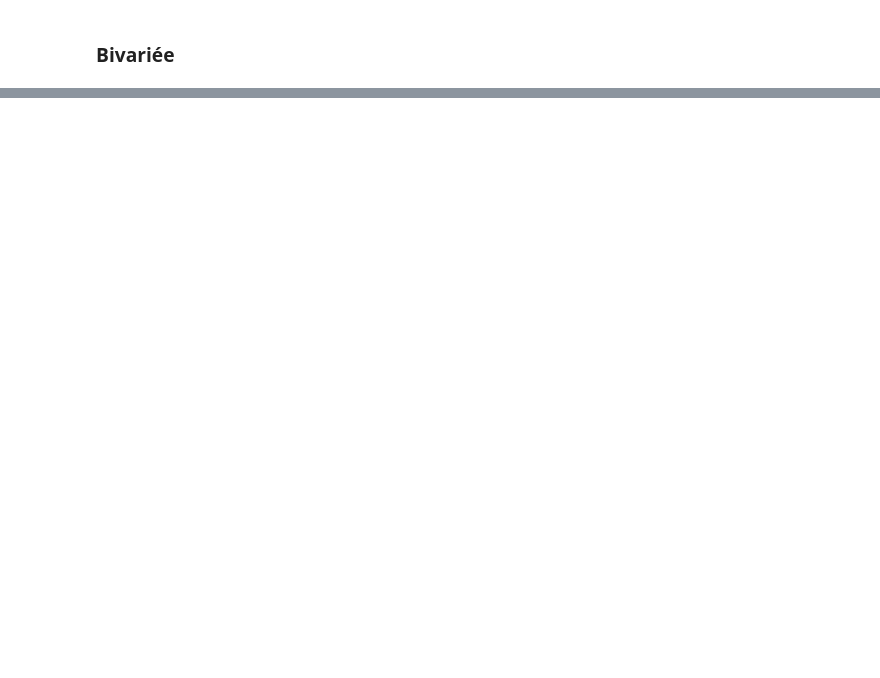
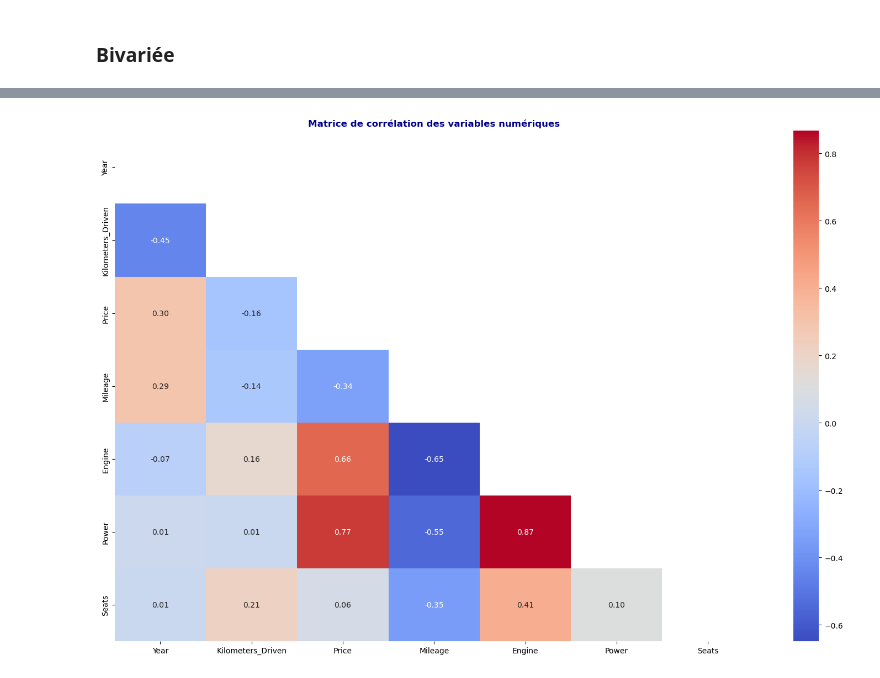
Before and after one commit to Ptitlu42/TP_data_mining, a Jupyter notebook: TP_eda.ipynb, the cells around one changed output, grey strips where cells are left out. Saved outputs shown, nothing was run; the diff lists cells and outputs as text; code cells hidden in the pictures; blank space fills up the shorter version.

```diff
--- a/TP_eda.ipynb
+++ b/TP_eda.ipynb
@@ -306,9 +566,9 @@ plt.show()
 plt.figure(figsize=(15, 10))
 numerical_features = ['Year', 'Kilometers_Driven', 'Seats']
 for i, feature in enumerate(numerical_features, 1):
-    if feature in df_clean.columns:
+    if feature in df_clean_qual.columns:
         plt.subplot(2, 2, i)
-        plt.scatter(df_clean[feature], df_clean['Price'], alpha=0.5, color='lightblue', edgecolor='black')
+        plt.scatter(df_clean_qual[feature], df_clean_qual['Price'], alpha=0.5, color='lightblue', edgecolor='black')
         plt.title(f'Price vs {feature}', color='darkblue', fontweight='bold')
         plt.grid(True, alpha=0.3)
         if feature == 'Kilometers_Driven':
@@ -323,0 +586,76 @@ On peux voir que les prix sont corrélés avec l'année de la voiture, le nombre
+# %%
+print(f"{CYAN}ANALYSE MULTIVARIÉE{ENDC}")
+
+numerical_columns = ['Year', 'Kilometers_Driven', 'Price', 'Mileage', 'Engine', 'Power', 'Seats']
+correlation_matrix = df_clean_qual[numerical_columns].corr()
+
+plt.figure(figsize=(15, 10))
+sns.heatmap(correlation_matrix,
+            annot=True,
+            cmap='coolwarm',
+            fmt='.2f',
+            mask=np.triu(correlation_matrix))
+plt.title('Matrice de corrélation des variables numériques', color='darkblue', fontweight='bold')
+plt.tight_layout()
+plt.show()
+
+print(f"\n{CYAN}RELATION ENTRE VARIABLES CATÉGORIELLES ET PRIX{ENDC}")
+
+categorical_columns = ['Fuel_Type', 'Transmission', 'Owner_Type', 'Location']
+plt.figure(figsize=(15, 10))
+for i, cat in enumerate(categorical_columns, 1):
+    print(f"\n{BLUE}Prix moyen par {cat}:{ENDC}")
+    avg_price = df_clean_qual.groupby(cat)['Price'].agg(['mean', 'count']).round(2)
+    total_count = avg_price['count'].sum()
+    avg_price['percentage'] = (avg_price['count'] / total_count * 100).round(2)
+    avg_price = avg_price.sort_values('mean', ascending=False)
+    print(avg_price)
+
+    plt.subplot(2, 2, i)
+    sns.boxplot(data=df_clean_qual, x=cat, y='Price', color='lightblue')
+    plt.title(f'Distribution des prix par {cat}', color='darkblue', fontweight='bold')
+    plt.xticks(rotation=45, ha='right', color='darkblue')
+    plt.xlabel(cat, color='darkblue', fontweight='bold')
+    plt.ylabel('Prix', color='darkblue', fontweight='bold')
+    plt.grid(True, alpha=0.3)
+plt.tight_layout()
+plt.show()
+
+print(f"\n{CYAN}ANALYSE CROISÉE DES VARIABLES CATÉGORIELLES{ENDC}")
+plt.figure(figsize=(15, 10))
+plot_num = 1
+for i, cat1 in enumerate(categorical_columns):
+    for cat2 in categorical_columns[i+1:]:
+        plt.subplot(2, 3, plot_num)
+
+        contingency_pct = pd.crosstab(df_clean_qual[cat1], df_clean_qual[cat2], normalize='all') * 100
+
+        sns.heatmap(contingency_pct,
+                    annot=True,
+                    fmt='.1f',
+                    cmap='YlOrRd')
+        plt.title(f'Distribution {cat1} vs {cat2} (%)', color='darkblue', fontweight='bold')
+        plt.xlabel(cat2, color='darkblue', fontweight='bold')
+        plt.ylabel(cat1, color='darkblue', fontweight='bold')
+        plot_num += 1
+plt.tight_layout()
+plt.show()
+
+print(f"\n{CYAN}RELATIONS ENTRE VARIABLES NUMÉRIQUES PAR CATÉGORIE{ENDC}")
+plt.figure(figsize=(15, 10))
+for i, cat in enumerate(['Transmission', 'Fuel_Type'], 1):
+    plt.subplot(1, 2, i)
+    sns.scatterplot(data=df_clean_qual,
+                    x='Kilometers_Driven',
+                    y='Price',
+                    hue=cat,
+                    alpha=0.6)
+    plt.title(f'Prix vs Kilométrage par {cat}', color='darkblue', fontweight='bold')
+    if 'Kilometers_Driven' in plt.gca().get_xlabel():
+        plt.gca().xaxis.set_major_formatter(lambda x, p: f'{int(x/1000)}k')
+    plt.xlabel('Kilometers_Driven', color='darkblue', fontweight='bold')
+    plt.ylabel('Prix', color='darkblue', fontweight='bold')
+    plt.grid(True, alpha=0.3)
+plt.tight_layout()
+plt.show()
+# %% [output]
@@ -323,0 +663 @@ On peux voir que les prix sont corrélés avec l'année de la voiture, le nombre
+[figure, added]
```
Also changed, not shown: parts of 17 cells of this notebook.
